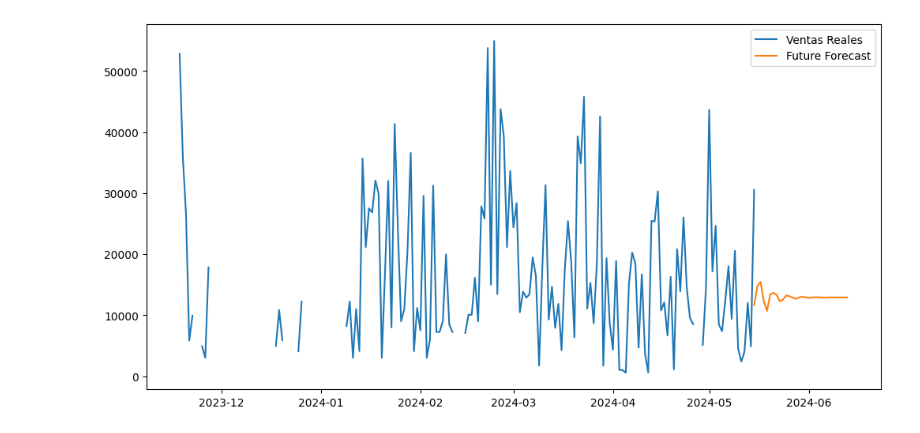
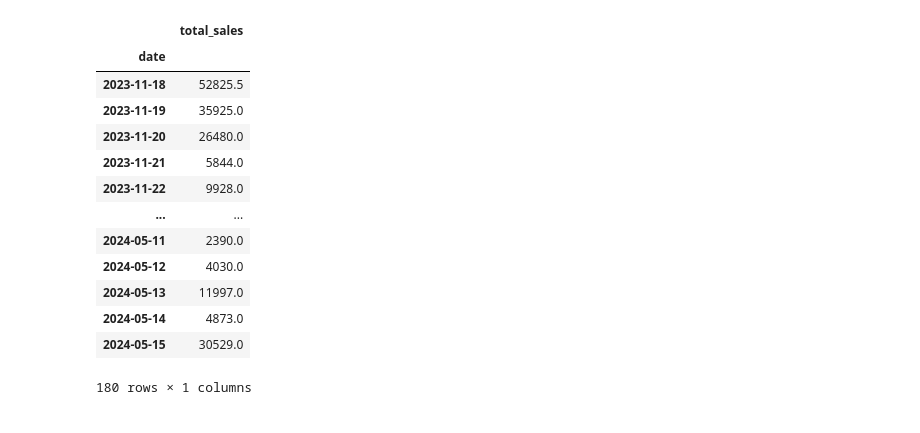
Before and after one commit to asantiagodata9/Marketplace, a Jupyter notebook: src/analytics.ipynb, the cells around one changed output. Cells and saved outputs as stored; diff of their text form; code cells hidden in the pictures.

```diff
--- a/src/analytics.ipynb
+++ b/src/analytics.ipynb
@@ -101,19 +155,27 @@ Rows with NaN values:
 # %%
 # Entrenar el modelo ARIMA
 model = ARIMA(train['total_sales'], order=(5, 1, 0))  # (p, d, q) son los hiperparámetros de ARIMA
 model_fit = model.fit()
 
 # Hacer predicciones después del período de prueba
 future_forecast = model_fit.forecast(steps=30)
 
 # Crear una serie de tiempo unificada para las ventas reales
 all_sales = pd.concat([train, test])
 
-# Visualizar las predicciones y los datos reales
-plt.figure(figsize=(12, 6))
-plt.plot(all_sales['total_sales'], label='Ventas Reales')
-plt.plot(pd.date_range(start=all_sales.index[-1], periods=30, freq='D'), future_forecast, label='Future Forecast')
-plt.legend(loc='best')
-plt.show()
+all_sales
 # %% [output]
-[figure, removed]
+|  | total_sales |
+| date |  |
+| 2023-11-18 | 52825.5 |
+| 2023-11-19 | 35925.0 |
+| 2023-11-20 | 26480.0 |
+| 2023-11-21 | 5844.0 |
+| 2023-11-22 | 9928.0 |
+| ... | ... |
+| 2024-05-11 | 2390.0 |
+| 2024-05-12 | 4030.0 |
+| 2024-05-13 | 11997.0 |
+| 2024-05-14 | 4873.0 |
+| 2024-05-15 | 30529.0 |
+180 rows × 1 columns
```
Also changed, not shown: parts of 7 cells of this notebook, 8 other files.
